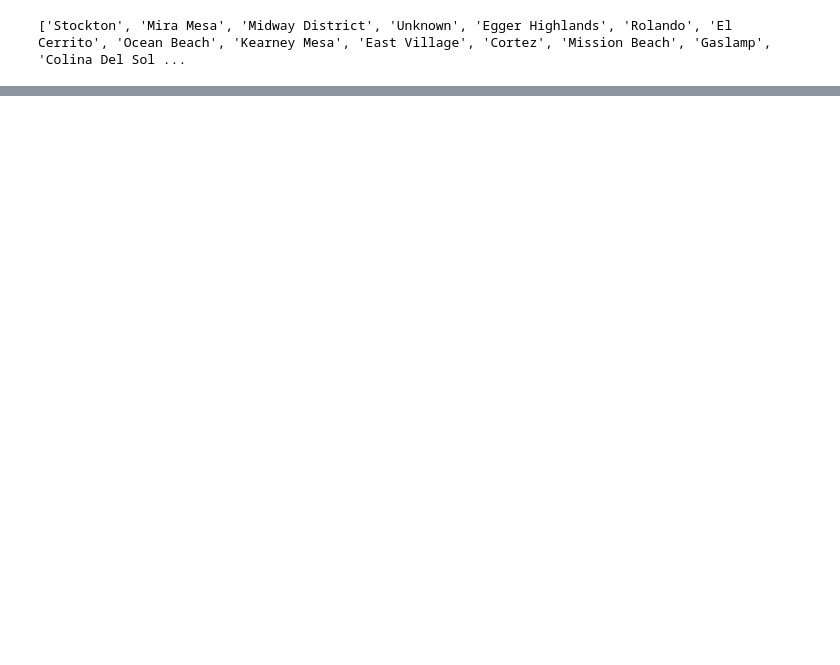
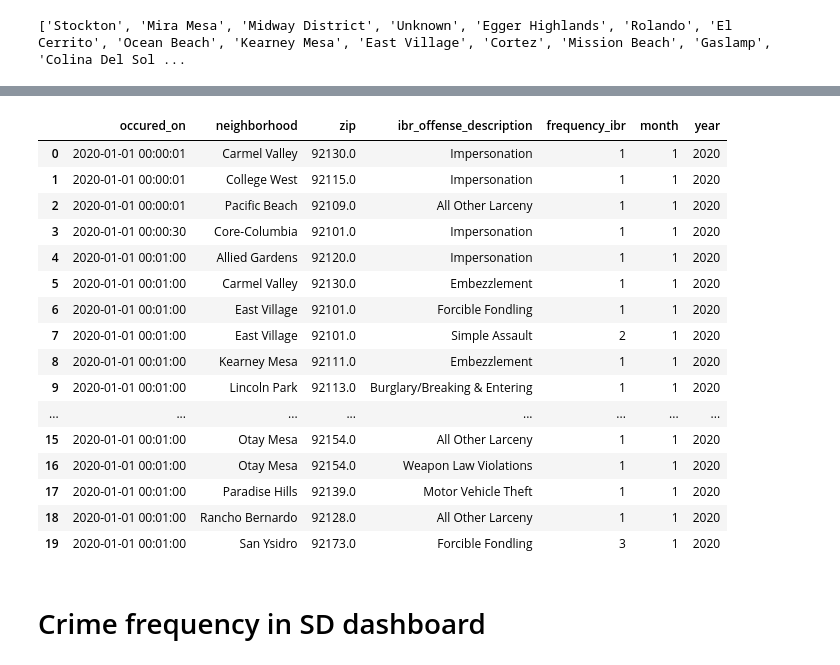
Before and after one commit to tldilan/San-Diego-Crime-Analysis, a Jupyter notebook: SD_crime.ipynb, the cells around one changed output, grey strips where cells are left out. Saved outputs shown, nothing was run; the diff lists cells and outputs as text; code cells hidden in the pictures; blank space fills up the shorter version.

```diff
--- a/SD_crime.ipynb
+++ b/SD_crime.ipynb
@@ -102,0 +107,26 @@ df.head(20)
+# %%
+#extract date
+new_df['occured_on'] = pd.to_datetime(new_df['occured_on'])
+new_df['month'] = new_df['occured_on'].dt.month
+new_df['year'] = new_df['occured_on'].dt.year
+new_df.head(20)
+# %% [output]
+|  | occured_on | neighborhood | zip | ibr_offense_description | frequency_ibr | month | year |
+| 0 | 2020-01-01 00:00:01 | Carmel Valley | 92130.0 | Impersonation | 1 | 1 | 2020 |
+| 1 | 2020-01-01 00:00:01 | College West | 92115.0 | Impersonation | 1 | 1 | 2020 |
+| 2 | 2020-01-01 00:00:01 | Pacific Beach | 92109.0 | All Other Larceny | 1 | 1 | 2020 |
+| 3 | 2020-01-01 00:00:30 | Core-Columbia | 92101.0 | Impersonation | 1 | 1 | 2020 |
+| 4 | 2020-01-01 00:01:00 | Allied Gardens | 92120.0 | Impersonation | 1 | 1 | 2020 |
+| 5 | 2020-01-01 00:01:00 | Carmel Valley | 92130.0 | Embezzlement | 1 | 1 | 2020 |
+| 6 | 2020-01-01 00:01:00 | East Village | 92101.0 | Forcible Fondling | 1 | 1 | 2020 |
+| 7 | 2020-01-01 00:01:00 | East Village | 92101.0 | Simple Assault | 2 | 1 | 2020 |
+| 8 | 2020-01-01 00:01:00 | Kearney Mesa | 92111.0 | Embezzlement | 1 | 1 | 2020 |
+| 9 | 2020-01-01 00:01:00 | Lincoln Park | 92113.0 | Burglary/Breaking & Entering | 1 | 1 | 2020 |
+| ... | ... | ... | ... | ... | ... | ... | ... |
+| 15 | 2020-01-01 00:01:00 | Otay Mesa | 92154.0 | All Other Larceny | 1 | 1 | 2020 |
+| 16 | 2020-01-01 00:01:00 | Otay Mesa | 92154.0 | Weapon Law Violations | 1 | 1 | 2020 |
+| 17 | 2020-01-01 00:01:00 | Paradise Hills | 92139.0 | Motor Vehicle Theft | 1 | 1 | 2020 |
+| 18 | 2020-01-01 00:01:00 | Rancho Bernardo | 92128.0 | All Other Larceny | 1 | 1 | 2020 |
+| 19 | 2020-01-01 00:01:00 | San Ysidro | 92173.0 | Forcible Fondling | 3 | 1 | 2020 |
+# %% [markdown]
+# Crime frequency in SD dashboard
```
Also changed, not shown: parts of 12 cells of this notebook.
